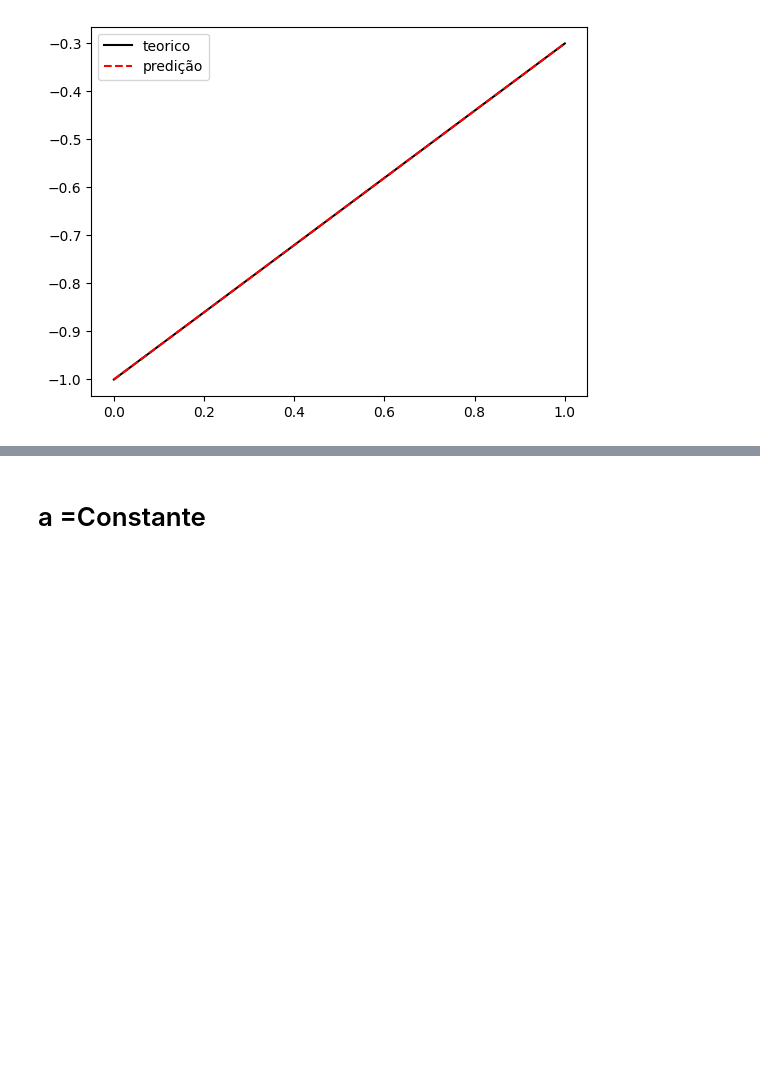
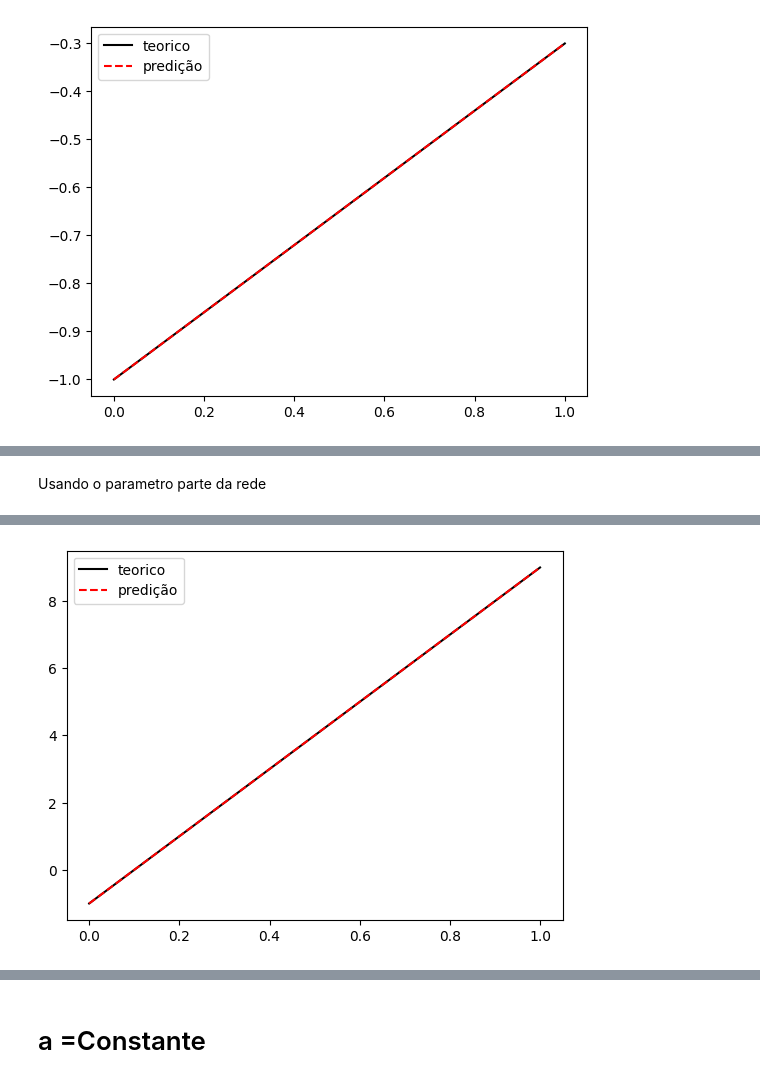
Before and after one commit to GubioGL/MachineLearning, a Jupyter notebook: # ML-apply-in-Physics/MLinregression.ipynb, the cells around one changed output, grey strips where cells are left out. Saved outputs shown, nothing was run; the diff lists cells and outputs as text; code cells hidden in the pictures; blank space fills up the shorter version.

```diff
--- a/# ML-apply-in-Physics/MLinregression.ipynb
+++ b/# ML-apply-in-Physics/MLinregression.ipynb
@@ -68,12 +66,14 @@ class Regressao_0(nn.Module):
         return x
 
 class Regressao_1(nn.Module):
-    def __init__(self,neuronio):
+    def __init__(self, neuronio,output=1, creat_p=False):
         super().__init__()
         self.layer_1 = nn.Linear(1,neuronio)
         self.layer_2 = nn.Linear(neuronio,neuronio)
-        self.layer_3 = nn.Linear(neuronio,1)
+        self.layer_3 = nn.Linear(neuronio,output)
         self.A_layer = nn.Tanh()
+        if creat_p == True:
+            self.velocidade = nn.Parameter(tc.randn(1))
 
     def forward(self, x):
         x = self.A_layer(self.layer_1(x))
@@ -308,0 +284,29 @@ plt.show()
+# %% [markdown]
+Usando o parametro parte da rede
+# %%
+x_train = tc.linspace(0,1,50,requires_grad=True,device='cuda').reshape(-1,1)
+y_train =  eq_movimento(x_0=-1,v_=10,t_=x_train)
+
+model = Regressao_1( 5,True).to("cuda")
+opt = tc.optim.Adam( params = model.parameters(),lr=0.01)
+Loss_edo3 = Loss_edo3(x_train,y_train, -1,[1,1,1,0])
+LOSS = []
+for epoch in range(5000):
+    model.train()
+    y_preds = model(x_train)     # output da rede
+    parametro = model.velocidade # chamando o parametro
+
+    loss = Loss_edo3(y_preds,parametro)
+    opt.zero_grad()
+    loss.backward(retain_graph=True)
+    opt.step()
+
+y_preds = model(x_train)     # output da rede
+parametro = model.velocidade # chamando o parametro
+print(f"\n| Train Loss: {loss.cpu().detach().numpy()} |","parametro:",parametro.cpu().detach().numpy())
+
+plt.plot(x_train.cpu().detach().numpy(), y_train.cpu().detach().numpy(),"k-" ,label="teorico")
+plt.plot(x_train.cpu().detach().numpy(), y_preds.cpu().detach().numpy(),"r--",label="predição" )
+plt.legend()
+plt.show()
+# %% [output]
@@ -308,0 +314 @@ plt.show()
+[figure, added]
```
Also changed, not shown: parts of 26 cells of this notebook, 1 other file.
